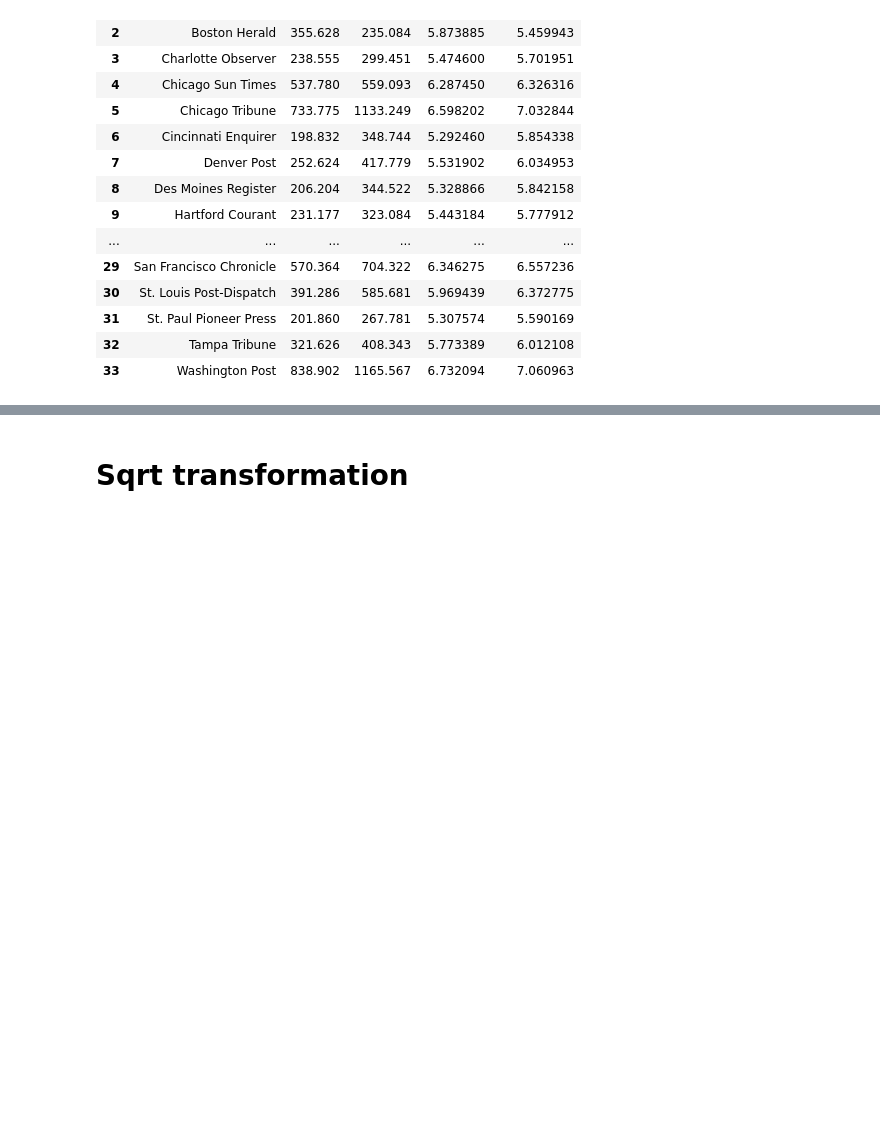
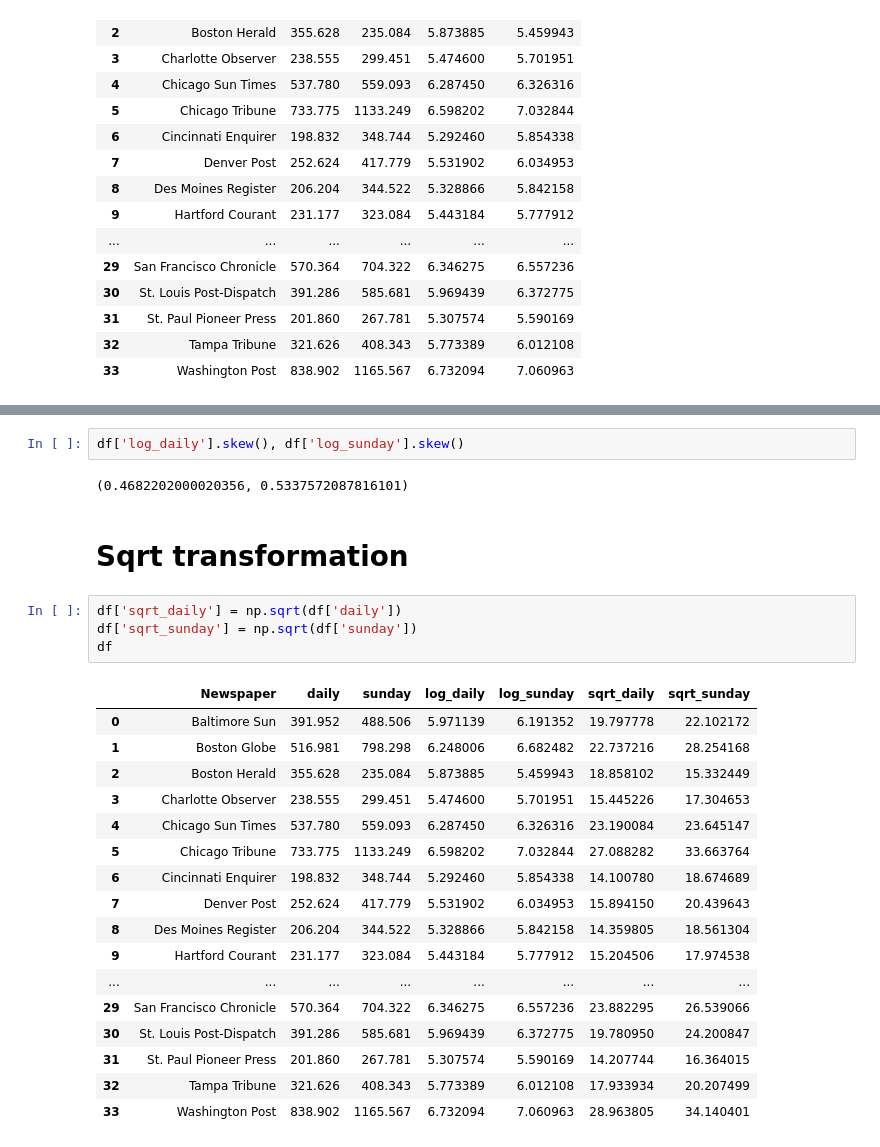
Before and after one commit to aishwaryamate/14July-Batch, a Jupyter notebook: Machine Learning/EDA-1/Simple Linear Regression.ipynb, the cells around one changed output, grey strips where cells are left out. Cells and saved outputs as stored; diff of their text form; blank space fills up the shorter version.

```diff
--- a/Machine Learning/EDA-1/Simple Linear Regression.ipynb
+++ b/Machine Learning/EDA-1/Simple Linear Regression.ipynb
@@ -326,2 +322,28 @@ df['log_daily'].skew(), df['log_sunday'].skew()
+# %%
+df['log_daily'].skew(), df['log_sunday'].skew()
+# %% [output]
+(0.4682202000020356, 0.5337572087816101)
 # %% [markdown]
 # Sqrt transformation
+# %%
+df['sqrt_daily'] = np.sqrt(df['daily'])
+df['sqrt_sunday'] = np.sqrt(df['sunday'])
+df
+# %% [output]
+|  | Newspaper | daily | sunday | log_daily | log_sunday | sqrt_daily | sqrt_sunday |
+| 0 | Baltimore Sun | 391.952 | 488.506 | 5.971139 | 6.191352 | 19.797778 | 22.102172 |
+| 1 | Boston Globe | 516.981 | 798.298 | 6.248006 | 6.682482 | 22.737216 | 28.254168 |
+| 2 | Boston Herald | 355.628 | 235.084 | 5.873885 | 5.459943 | 18.858102 | 15.332449 |
+| 3 | Charlotte Observer | 238.555 | 299.451 | 5.474600 | 5.701951 | 15.445226 | 17.304653 |
+| 4 | Chicago Sun Times | 537.780 | 559.093 | 6.287450 | 6.326316 | 23.190084 | 23.645147 |
+| 5 | Chicago Tribune | 733.775 | 1133.249 | 6.598202 | 7.032844 | 27.088282 | 33.663764 |
+| 6 | Cincinnati Enquirer | 198.832 | 348.744 | 5.292460 | 5.854338 | 14.100780 | 18.674689 |
+| 7 | Denver Post | 252.624 | 417.779 | 5.531902 | 6.034953 | 15.894150 | 20.439643 |
+| 8 | Des Moines Register | 206.204 | 344.522 | 5.328866 | 5.842158 | 14.359805 | 18.561304 |
+| 9 | Hartford Courant | 231.177 | 323.084 | 5.443184 | 5.777912 | 15.204506 | 17.974538 |
+| ... | ... | ... | ... | ... | ... | ... | ... |
+| 29 | San Francisco Chronicle | 570.364 | 704.322 | 6.346275 | 6.557236 | 23.882295 | 26.539066 |
+| 30 | St. Louis Post-Dispatch | 391.286 | 585.681 | 5.969439 | 6.372775 | 19.780950 | 24.200847 |
+| 31 | St. Paul Pioneer Press | 201.860 | 267.781 | 5.307574 | 5.590169 | 14.207744 | 16.364015 |
+| 32 | Tampa Tribune | 321.626 | 408.343 | 5.773389 | 6.012108 | 17.933934 | 20.207499 |
+| 33 | Washington Post | 838.902 | 1165.567 | 6.732094 | 7.060963 | 28.963805 | 34.140401 |
```
Also changed, not shown: parts of 16 cells of this notebook.
